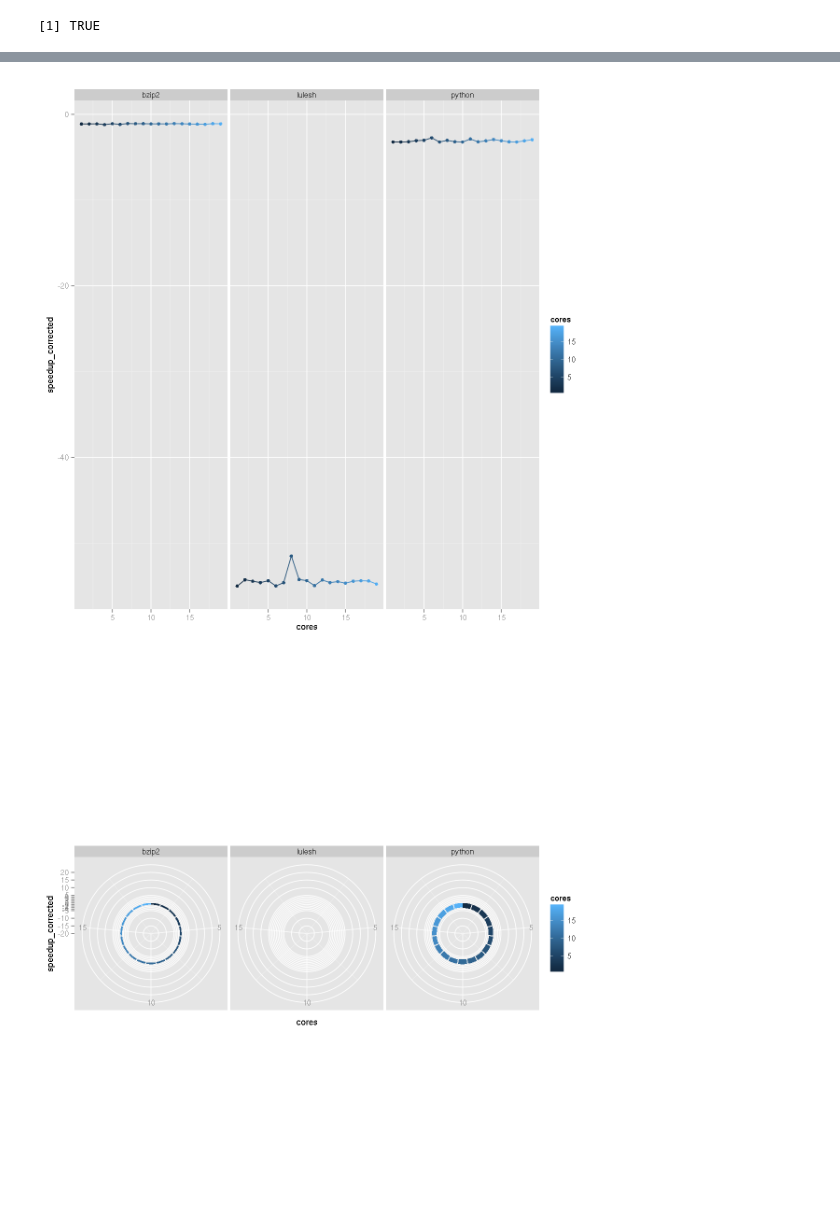
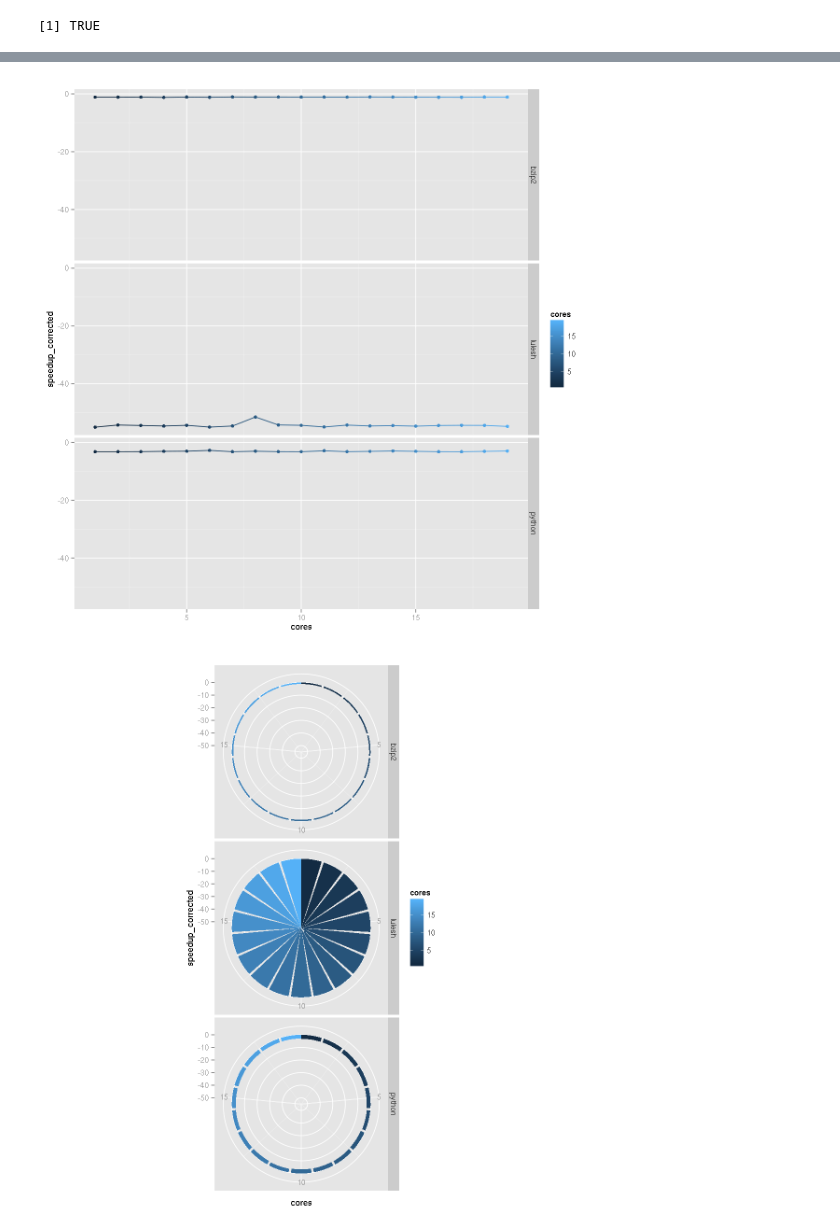
Before and after one commit to PolyJIT/benchbuild, a Jupyter notebook: statistics/polyjit-shiny/PolyJIT Speedup Plots.ipynb, the cells around one changed output, grey strips where cells are left out. Drawn from its saved outputs; the diff is of its cells as text; code cells hidden in the pictures.

```diff
--- a/statistics/polyjit-shiny/PolyJIT Speedup Plots.ipynb
+++ b/statistics/polyjit-shiny/PolyJIT Speedup Plots.ipynb
@@ -75,15 +90,15 @@ ggplot(data=res.timings,
     geom_line() +
     #geom_bar(stat="identity", position = "dodge") +
     #scale_y_continuous(limits = c(-20,20), breaks = c(-20,-15,-10,-5,-4,-3,-2,-1,0,1,2,3,4,5,10,15,20)) +
-    facet_wrap(~ project_name, ncol = 4)
+    facet_grid(project_name ~ .)
 # %% [output]
-[figure, old version]
+[figure, new version]
 # %%
 ggplot(data=res.timings,
        aes(x = cores, y = speedup_corrected, fill = cores)) +
     geom_bar(stat="identity", position = "dodge") +
-    scale_y_continuous(limits = c(-20,20), breaks = c(-20,-15,-10,-5,-4,-3,-2,-1,0,1,2,3,4,5,10,15,20)) +
+    #scale_y_continuous(limits = c(-20,20), breaks = c(-20,-15,-10,-5,-4,-3,-2,-1,0,1,2,3,4,5,10,15,20)) +
     coord_polar() +
-    facet_wrap(~ project_name)
+    facet_grid(project_name ~ .)
 # %% [output]
-[figure, old version]
+[figure, new version]
```
Also changed, not shown: parts of 1 cell of this notebook, 5 other files.
